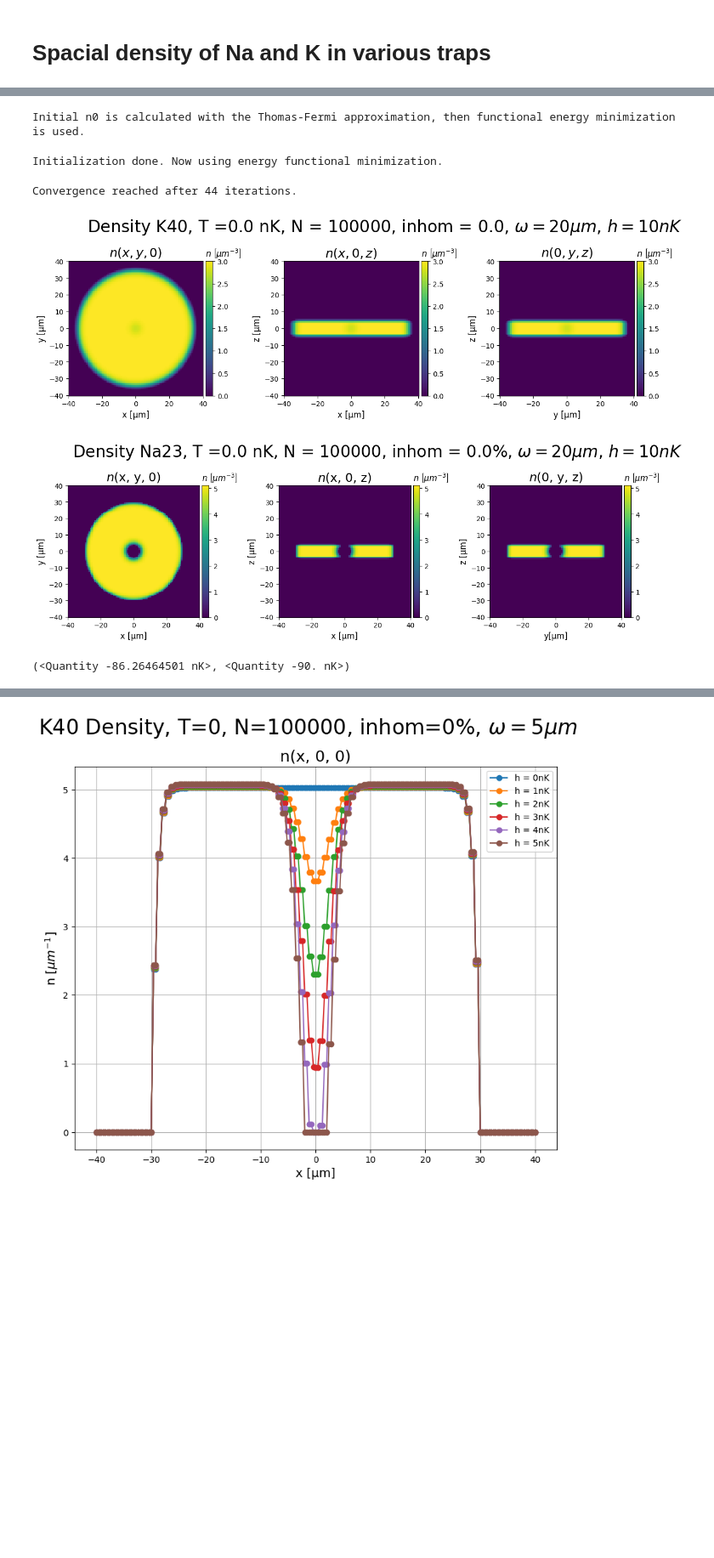
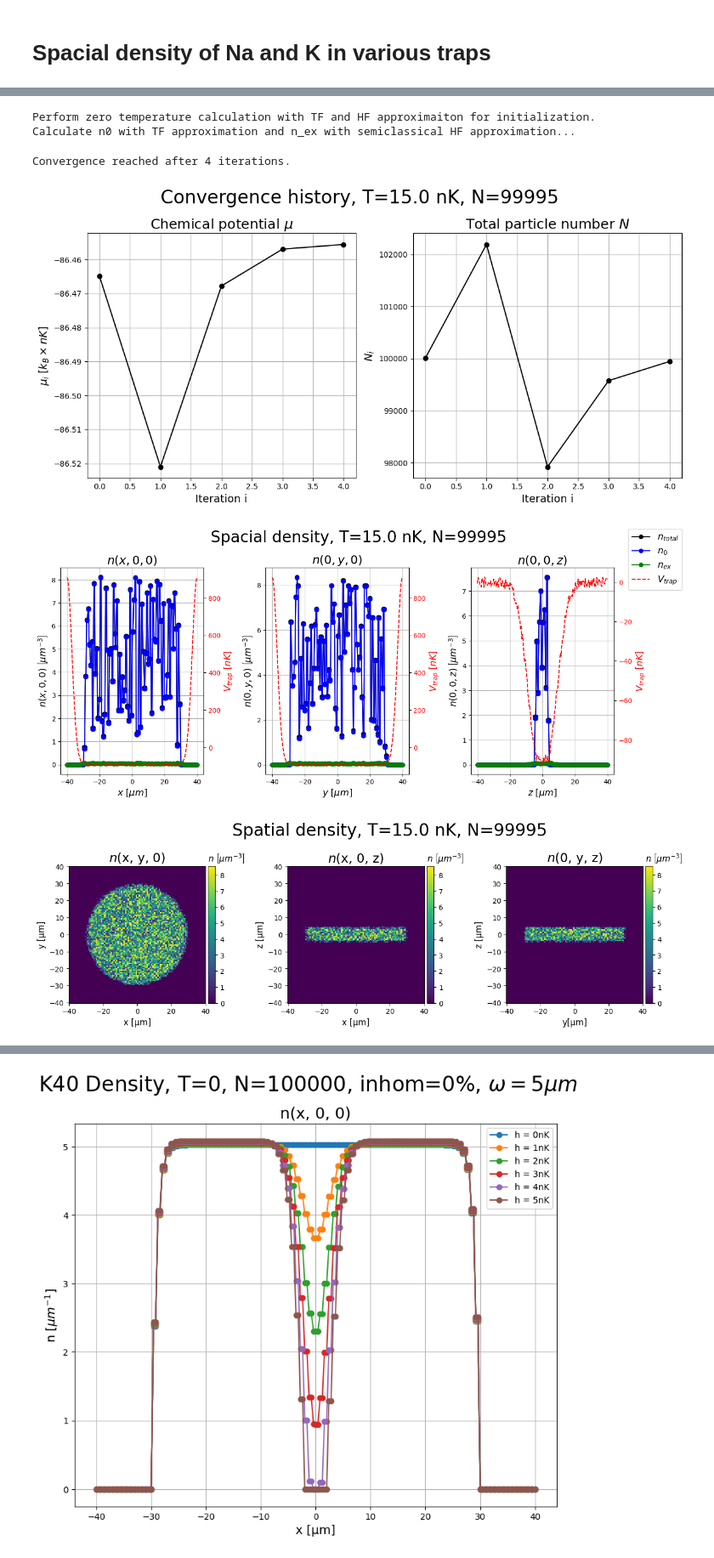
Before and after one commit to lightmat/lightmat, a Jupyter notebook: 20240109_team_meeting.ipynb, the cells around one changed output, grey strips where cells are left out. Shown at 85% size. Cells and saved outputs as stored; diff of their text form; code cells hidden in the pictures; blank space fills up the shorter version.

```diff
--- a/20240109_team_meeting.ipynb
+++ b/20240109_team_meeting.ipynb
@@ -86,17 +86,13 @@ Convergence reached after 53 iterations.
 # %%
 bg = BoseGas(na23)
-bg.eval_density(use_TF=False)
+bg.eval_density(use_TF=True)
 # %% [output]
-Initial n0 is calculated with the Thomas-Fermi approximation, then functional energy minimization is used.
+Perform zero temperature calculation with TF and HF approximaiton for initialization.
+Calculate n0 with TF approximation and n_ex with semiclassical HF approximation...
-Initialization done. Now using energy functional minimization.
+Convergence reached after 4 iterations.
-Convergence reached after 44 iterations.
-# %%
-fg.plot_density_2d(title="Density K40, T =" + k40.T.__str__() + ", N = " + k40.N_particles.__str__() + ", inhom = " + str(k40.inhomogeneity*100) + r", $\omega = 5\mu m$, $h="+str(central_height)+r"nK$", )#filename="./plots/20240130_K40_2d_" + str(k40.inhomogeneity*100) + ".png")
-bg.plot_density_2d('n', title="Density Na23, T =" + na23.T.__str__() + ", N = " + na23.N_particles.__str__() + ", inhom = " + str(na23.inhomogeneity*100) + r"%, $\omega = 5\mu m$, $h="+str(central_height)+r"nK$", )#, filename="./plots/20240130_Na23_2d_" + str(na23.inhomogeneity*100) + ".png")
-# %% [output]
-[figure, removed]
-[figure, removed]
-# %%
-bg.mu, np.min(bg.V_trap_array)
-# %% [output]
-(<Quantity -86.26464501 nK>, <Quantity -90. nK>)
+# %%
+bg.plot_all(which='n')
+# %% [output]
+[figure, added]
+[figure, added]
+[figure, added]
```
Also changed, not shown: parts of 8 cells of this notebook, 8 other files.
